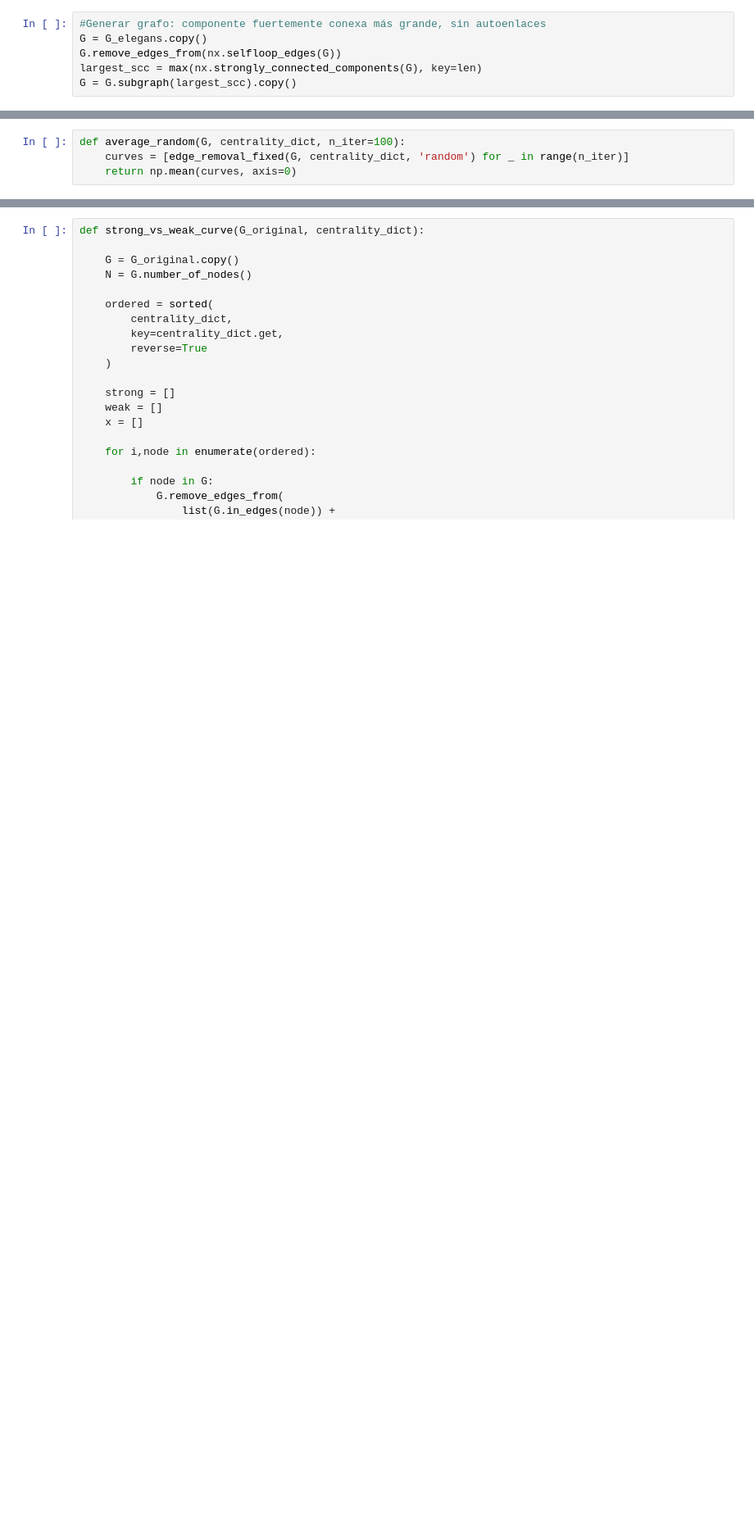
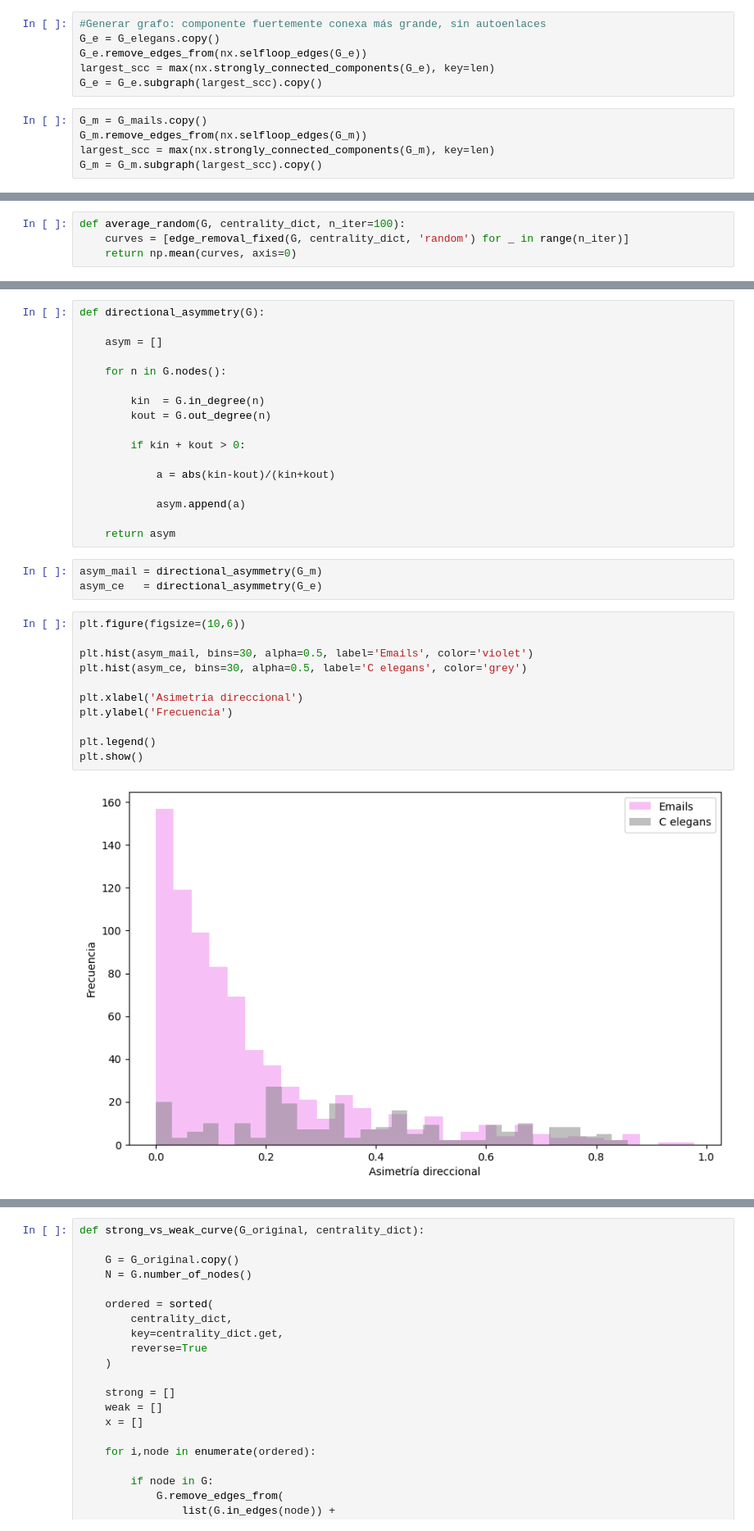
Before and after one commit to agustinaviaggio/mydmcyt, a Jupyter notebook: TP1/d.ipynb, the cells around one changed output, grey strips where cells are left out. Shown at 82% size. Cells and saved outputs as stored; diff of their text form; blank space fills up the shorter version.

```diff
--- a/TP1/d.ipynb
+++ b/TP1/d.ipynb
@@ -29,9 +42,14 @@ G_elegans = nx.from_pandas_edgelist(df_elegans, source='Neuron', target='Target'
 # %%
 #Generar grafo: componente fuertemente conexa más grande, sin autoenlaces
-G = G_elegans.copy()
-G.remove_edges_from(nx.selfloop_edges(G))
-largest_scc = max(nx.strongly_connected_components(G), key=len)
-G = G.subgraph(largest_scc).copy()
+G_e = G_elegans.copy()
+G_e.remove_edges_from(nx.selfloop_edges(G_e))
+largest_scc = max(nx.strongly_connected_components(G_e), key=len)
+G_e = G_e.subgraph(largest_scc).copy()
+# %%
+G_m = G_mails.copy()
+G_m.remove_edges_from(nx.selfloop_edges(G_m))
+largest_scc = max(nx.strongly_connected_components(G_m), key=len)
+G_m = G_m.subgraph(largest_scc).copy()
 # %%
 def edge_removal_fixed(G, centrality_dict, strategy='targeted'):
     G = G.copy()
@@ -214,0 +241,33 @@ def fragment_size_distribution(G_original, ranking):
+# %%
+def directional_asymmetry(G):
+
+    asym = []
+
+    for n in G.nodes():
+
+        kin  = G.in_degree(n)
+        kout = G.out_degree(n)
+
+        if kin + kout > 0:
+
+            a = abs(kin-kout)/(kin+kout)
+
+            asym.append(a)
+
+    return asym
+# %%
+asym_mail = directional_asymmetry(G_m)
+asym_ce   = directional_asymmetry(G_e)
+# %%
+plt.figure(figsize=(10,6))
+
+plt.hist(asym_mail, bins=30, alpha=0.5, label='Emails', color='violet')
+plt.hist(asym_ce, bins=30, alpha=0.5, label='C elegans', color='grey')
+
+plt.xlabel('Asimetría direccional')
+plt.ylabel('Frecuencia')
+
+plt.legend()
+plt.show()
+# %% [output]
+[figure, added]
```
Also changed, not shown: parts of 56 cells of this notebook, 2 other files.
